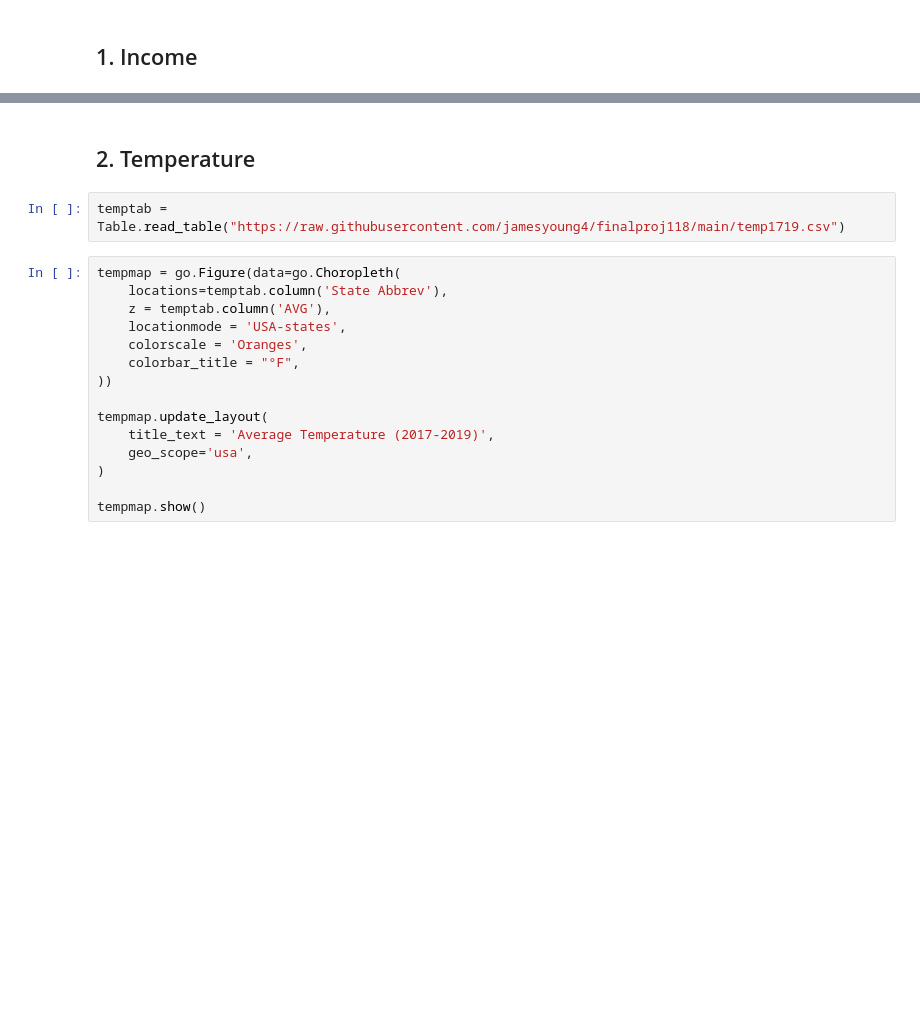
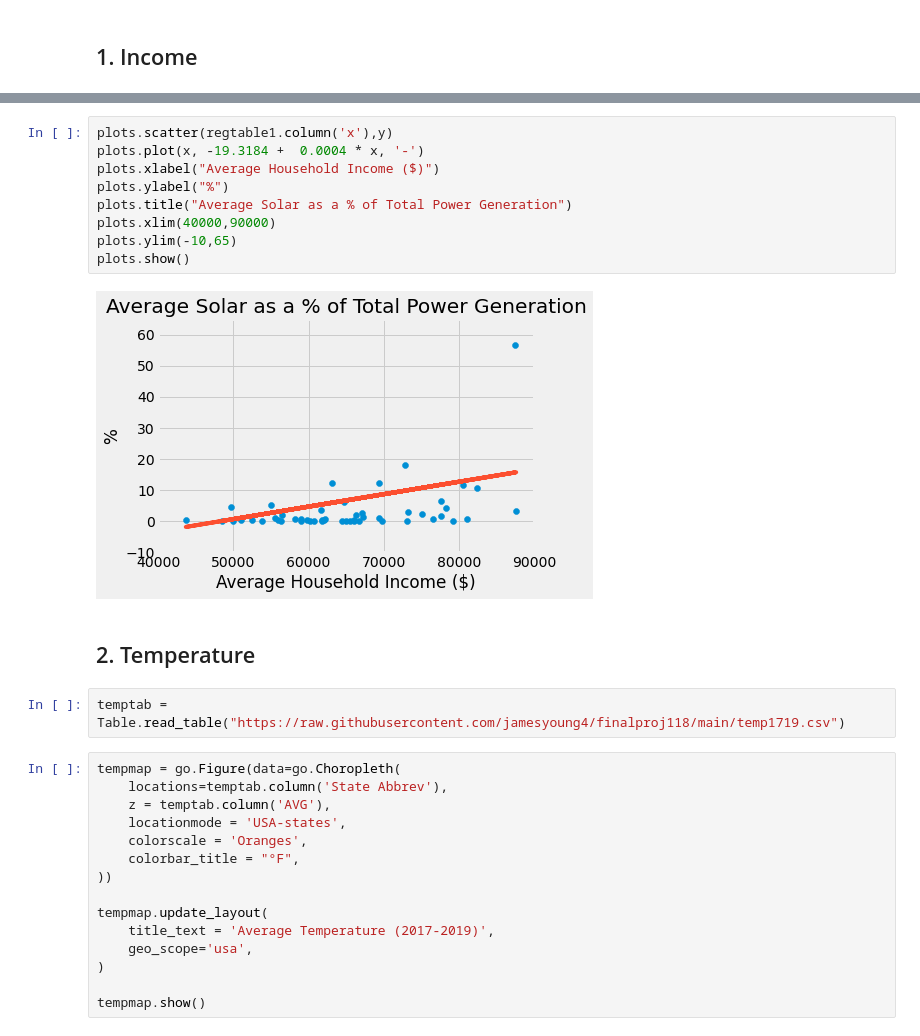
Before and after one commit to jamesyoung4/finalproj118, a Jupyter notebook: finalproj118 - AT JY LD SK.ipynb, the cells around one changed output, grey strips where cells are left out. Saved outputs shown, nothing was run; the diff lists cells and outputs as text; blank space fills up the shorter version.

```diff
--- a/finalproj118 - AT JY LD SK.ipynb
+++ b/finalproj118 - AT JY LD SK.ipynb
@@ -48,3 +97,14 @@ results.summary()
+# %%
+plots.scatter(regtable1.column('x'),y)
+plots.plot(x, -19.3184 +  0.0004 * x, '-')
+plots.xlabel("Average Household Income ($)")
+plots.ylabel("%")
+plots.title("Average Solar as a % of Total Power Generation")
+plots.xlim(40000,90000)
+plots.ylim(-10,65)
+plots.show()
+# %% [output]
+[figure, added]
 # %% [markdown]
 ## 2. Temperature
 # %%
```
Also changed, not shown: parts of 9 cells of this notebook.
